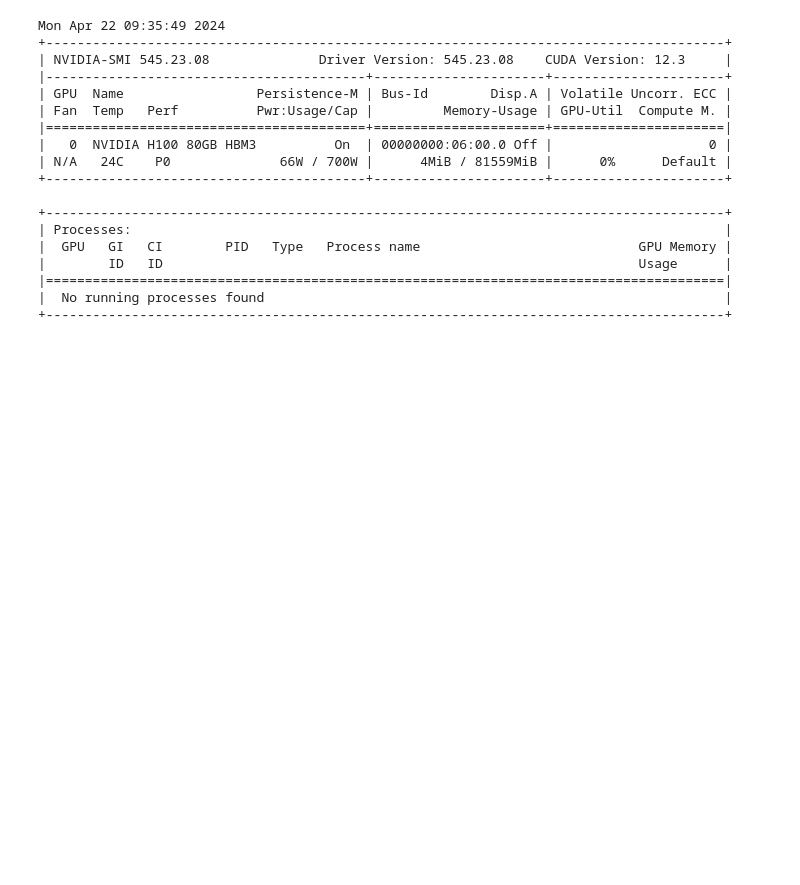
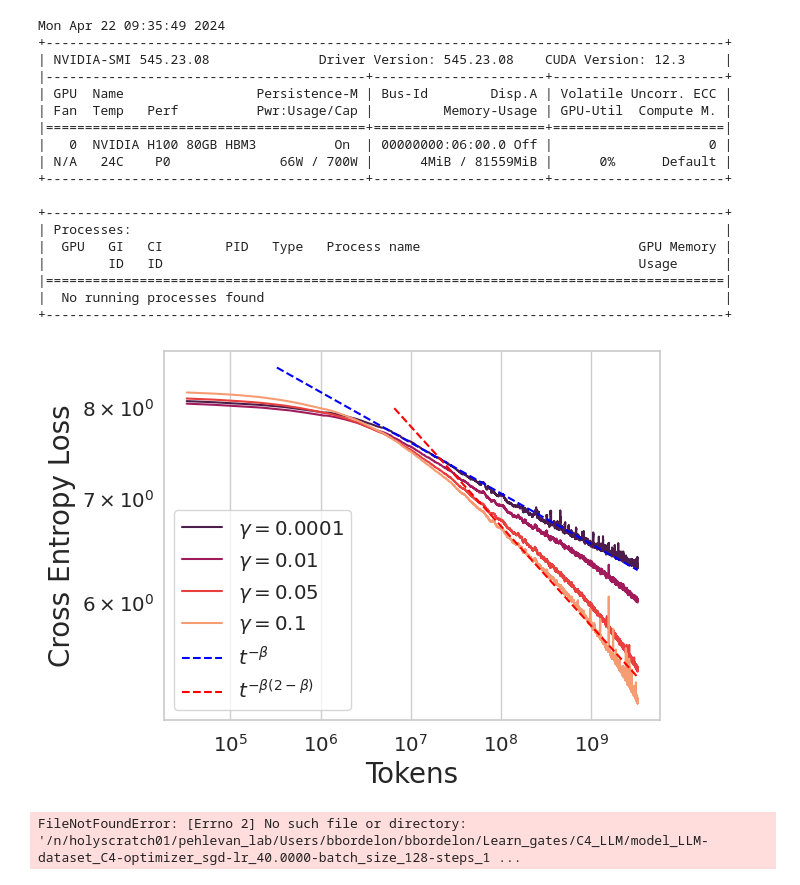
Before and after one commit to Pehlevan-Group/inf_transformer_limits, a Jupyter notebook: language_expts.ipynb, the cells around one changed output. Saved outputs shown, nothing was run; the diff lists cells and outputs as text; code cells hidden in the pictures; blank space fills up the shorter version.

```diff
--- a/language_expts.ipynb
+++ b/language_expts.ipynb
@@ -16,7 +16,8 @@ ds = load_dataset("allenai/c4", 'en', streaming = True)['train']
 shuff_ds = ds.shuffle(seed = 0, buffer_size = 10000)
 
 
-tokenizer = GPT2TokenizerFast.from_pretrained("openai-community/gpt2")
+#tokenizer = GPT2TokenizerFast.from_pretrained("openai-community/gpt2")
+tokenizer = T5TokenizerFast.from_pretrained("google-t5/t5-small")
 tokenizer.add_special_tokens({'pad_token': '[PAD]'})
 
 # encoder function: GPT byte encoding
@@ -589,0 +673,52 @@ Mon Apr 22 09:35:49 2024
+# %%
+
+gamma_zeros = [0.0001, 0.01, 0.05, 0.1]
+
+all_losses = []
+
+for i, gamma_zero in enumerate(gamma_zeros):
+    args.gamma_zero = gamma_zero
+
+    run_name = get_run_name(args)
+    save_path = os.path.join(save_dir, run_name.replace("/", "-")) + '.npy'
+    all_losses += [np.load(save_path)]
+# %%
+import numpy as np
+import seaborn as sns
+sns.set(font_scale=1.3)
+sns.set_style("whitegrid")
+sns.set_palette("rocket", n_colors=len(all_losses))
+
+for i,loss in enumerate(all_losses):
+    window = np.ones(200) / 200.0
+    conv_loss = np.convolve(np.array(loss), window, 'valid')
+    T = len(conv_loss)
+    plt.loglog(token_batch*np.linspace(1, T, T), conv_loss, label = f'$\gamma = {gamma_zeros[i]}$')
+
+beta = 0.0325
+token_batch = args.batch_size * 256
+plt.loglog(token_batch*np.linspace(10, T, T), 9.15*np.linspace(10, T, T)**(-beta), '--', color ='blue',label = r'$t^{-\beta}$')
+plt.loglog(token_batch*np.linspace(200, T, T) ,11.22*np.linspace(200, T, T)**(-beta*(2-beta)), '--', color ='red', label = r'$t^{-\beta(2-\beta)}$')
+plt.xlabel(r'Tokens',fontsize = 20)
+plt.ylabel(r'Cross Entropy Loss',fontsize =20)
+plt.legend()
+plt.savefig('figures/C4_language_modeling_SGD_lazy_vs_rich.pdf',bbox_inches = 'tight')
+plt.show()
+# %% [output]
+[figure, added]
+# %%
+
+args.lr = 40.0
+args.steps = 100000
+gamma_zeros = [0.0001, 0.01, 0.05]
+
+all_losses = []
+
+for i, gamma_zero in enumerate(gamma_zeros):
+    args.gamma_zero = gamma_zero
+
+    run_name = get_run_name(args)
+    save_path = os.path.join(save_dir, run_name.replace("/", "-")) + '.npy'
+    all_losses += [np.load(save_path)]
+# %% [output]
+FileNotFoundError: [Errno 2] No such file or directory: '/n/holyscratch01/pehlevan_lab/Users/bbordelon/bbordelon/Learn_gates/C4_LLM/model_LLM-dataset_C4-optimizer_sgd-lr_40.0000-batch_size_128-steps_1 ...
```
Also changed, not shown: parts of 8 cells of this notebook, 5 other files.
